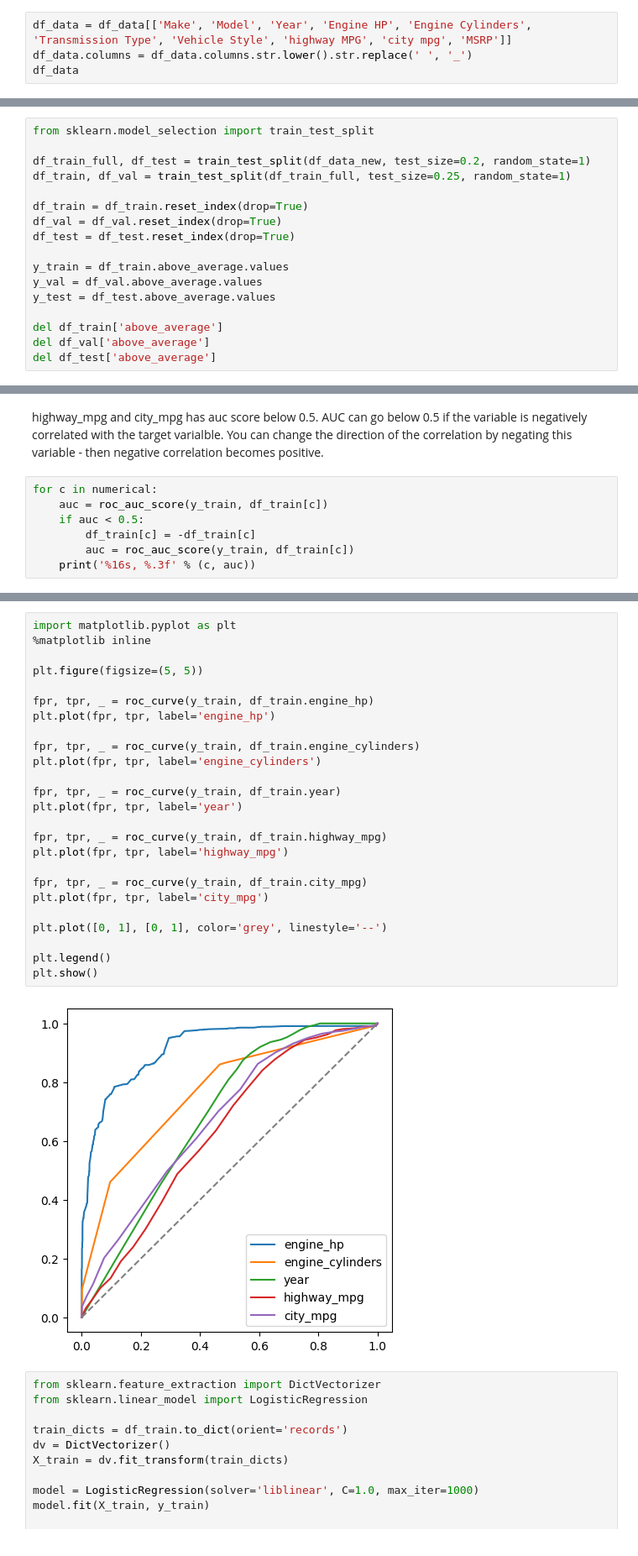
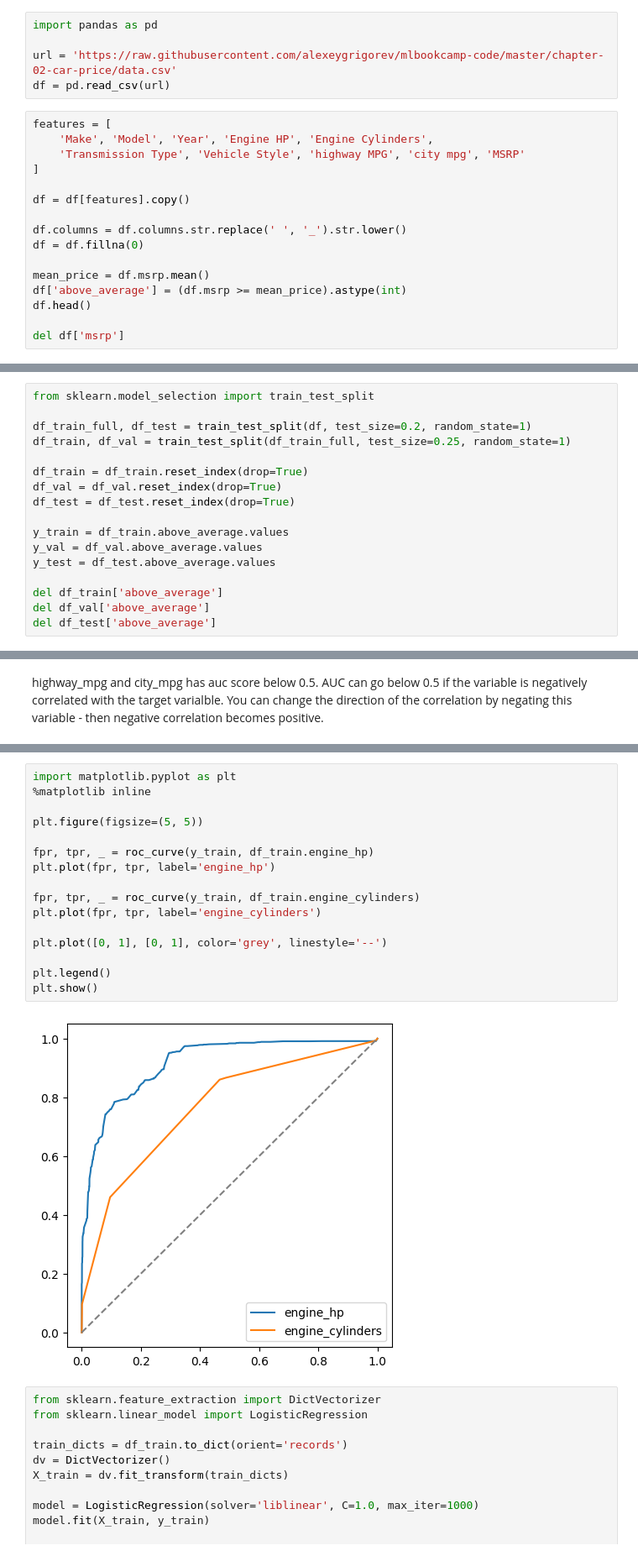
Before and after one commit to riodpp/ml-zoomcamp-cohorts, a Jupyter notebook: cohorts/04-evaluation/evaluation.ipynb, the cells around one changed output, grey strips where cells are left out. Shown: that part at 84% size. Saved outputs shown, nothing was run; the diff lists cells and outputs as text.

```diff
--- a/cohorts/04-evaluation/evaluation.ipynb
+++ b/cohorts/04-evaluation/evaluation.ipynb
@@ -27,4 +15,21 @@ df_data.head()
+# %%
+import pandas as pd
+
+url = 'https://raw.githubusercontent.com/alexeygrigorev/mlbookcamp-code/master/chapter-02-car-price/data.csv'
+df = pd.read_csv(url)
 # %%
-df_data = df_data[['Make', 'Model', 'Year', 'Engine HP', 'Engine Cylinders', 'Transmission Type', 'Vehicle Style', 'highway MPG', 'city mpg', 'MSRP']]
-df_data.columns = df_data.columns.str.lower().str.replace(' ', '_')
-df_data
+features = [
+    'Make', 'Model', 'Year', 'Engine HP', 'Engine Cylinders',
+    'Transmission Type', 'Vehicle Style', 'highway MPG', 'city mpg', 'MSRP'
+]
+
+df = df[features].copy()
+
+df.columns = df.columns.str.replace(' ', '_').str.lower()
+df = df.fillna(0)
+
+mean_price = df.msrp.mean()
+df['above_average'] = (df.msrp >= mean_price).astype(int)
+df.head()
+
+del df['msrp']
@@ -70,7 +36,7 @@ df_data_new.head()
 # %%
 from sklearn.model_selection import train_test_split
 
-df_train_full, df_test = train_test_split(df_data_new, test_size=0.2, random_state=1)
+df_train_full, df_test = train_test_split(df, test_size=0.2, random_state=1)
 df_train, df_val = train_test_split(df_train_full, test_size=0.25, random_state=1)
 
 df_train = df_train.reset_index(drop=True)
@@ -101,9 +73,2 @@ engine_cylinders, 0.766
 # %% [markdown]
 highway_mpg and city_mpg has auc score below 0.5. AUC can go below 0.5 if the variable is negatively correlated with the target varialble. You can change the direction of the correlation by negating this variable - then negative correlation becomes positive.
-# %%
-for c in numerical:
-    auc = roc_auc_score(y_train, df_train[c])
-    if auc < 0.5:
-        df_train[c] = -df_train[c]
-        auc = roc_auc_score(y_train, df_train[c])
-    print('%16s, %.3f' % (c, auc))
@@ -116,30 +75,21 @@ engine_cylinders, 0.766
 # %%
 import matplotlib.pyplot as plt
 %matplotlib inline
 
 plt.figure(figsize=(5, 5))
 
 fpr, tpr, _ = roc_curve(y_train, df_train.engine_hp)
 plt.plot(fpr, tpr, label='engine_hp')
 
 fpr, tpr, _ = roc_curve(y_train, df_train.engine_cylinders)
 plt.plot(fpr, tpr, label='engine_cylinders')
 
-fpr, tpr, _ = roc_curve(y_train, df_train.year)
-plt.plot(fpr, tpr, label='year')
-
-fpr, tpr, _ = roc_curve(y_train, df_train.highway_mpg)
-plt.plot(fpr, tpr, label='highway_mpg')
-
-fpr, tpr, _ = roc_curve(y_train, df_train.city_mpg)
-plt.plot(fpr, tpr, label='city_mpg')
-
 plt.plot([0, 1], [0, 1], color='grey', linestyle='--')
 
 plt.legend()
 plt.show()
 # %% [output]
-[figure, old version]
+[figure, new version]
 # %%
 from sklearn.feature_extraction import DictVectorizer
 from sklearn.linear_model import LogisticRegression
```
Also changed, not shown: parts of 21 cells of this notebook, 12 other files.
